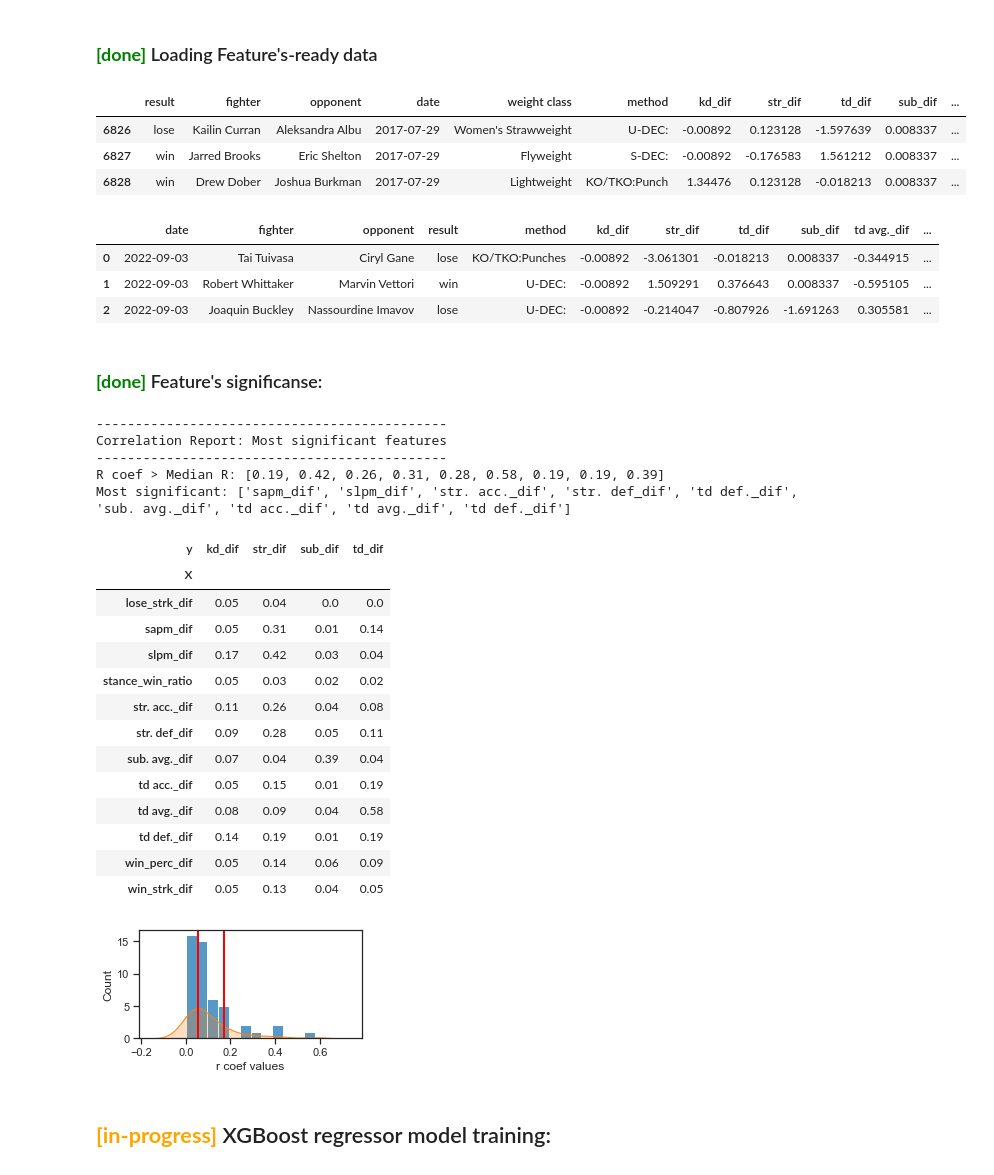
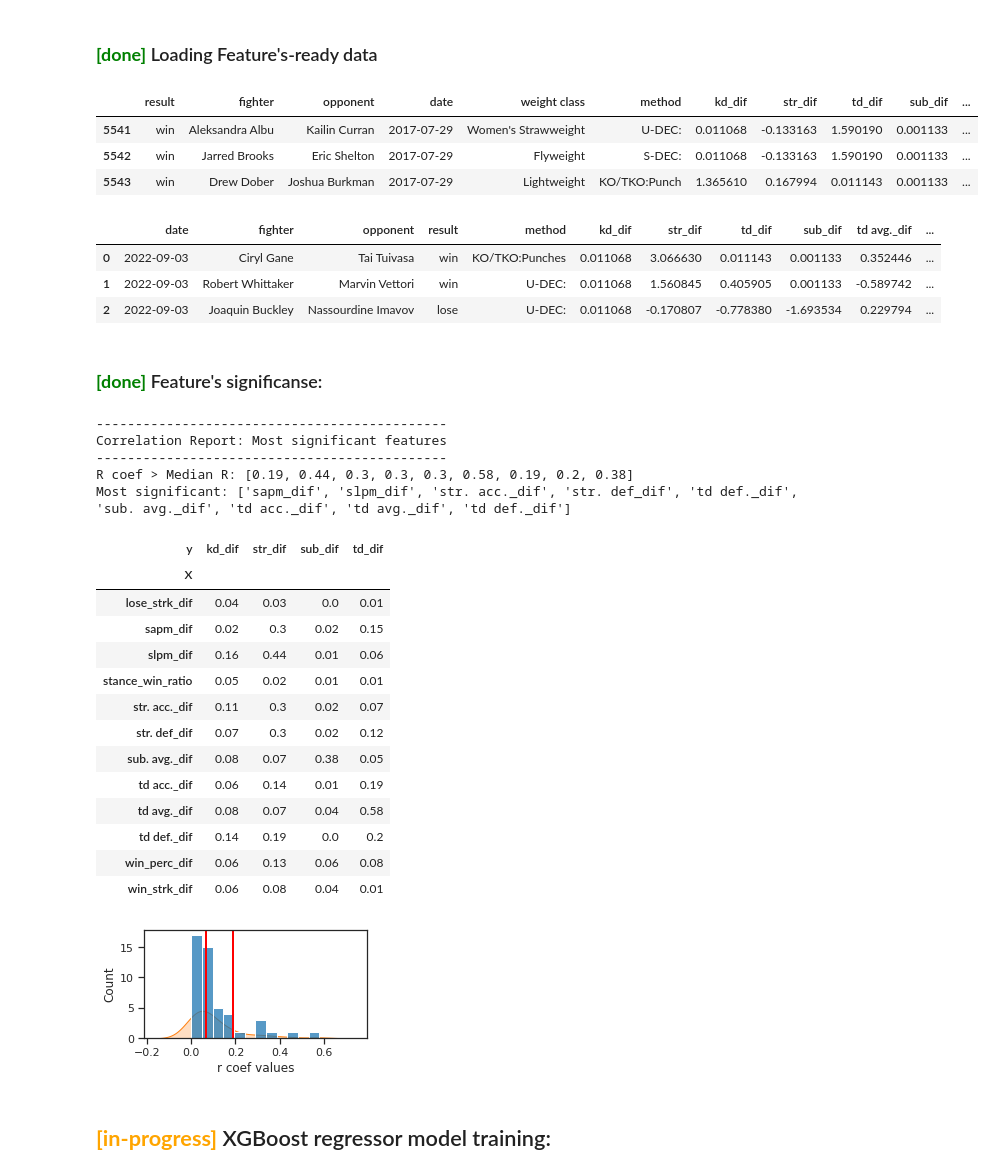
Before and after one commit to sagi778/ufc_fights_Predictor, a Jupyter notebook: notebooks/stats_model_training.ipynb, the cells around one changed output. Drawn from its saved outputs; the diff is of its cells as text; code cells hidden in the pictures.

```diff
--- a/notebooks/stats_model_training.ipynb
+++ b/notebooks/stats_model_training.ipynb
@@ -22,15 +22,16 @@ Pre-Processing func:
 ### <span style='color:green'> **[done]** </span>Loading Feature's-ready data
 # %%
 loc = '../data/'
-file = 'ufc_data_features.csv'
+#file = 'ufc_data_features.csv'
+file = 'ufc_data_features_no_outliers.csv'
 df = pd.read_csv(loc+file)
-df = df[df.columns[1:]]
+#df = df[df.columns[1:]]
 df.tail(3)
 # %% [output]
 |  | result | fighter | opponent | date | weight class | method | kd_dif | str_dif | td_dif | sub_dif | ... |
-| 6826 | lose | Kailin Curran | Aleksandra Albu | 2017-07-29 | Women's Strawweight | U-DEC: | -0.00892 | 0.123128 | -1.597639 | 0.008337 | ... |
-| 6827 | win | Jarred Brooks | Eric Shelton | 2017-07-29 | Flyweight | S-DEC: | -0.00892 | -0.176583 | 1.561212 | 0.008337 | ... |
-| 6828 | win | Drew Dober | Joshua Burkman | 2017-07-29 | Lightweight | KO/TKO:Punch | 1.34476 | 0.123128 | -0.018213 | 0.008337 | ... |
+| 5541 | win | Aleksandra Albu | Kailin Curran | 2017-07-29 | Women's Strawweight | U-DEC: | 0.011068 | -0.133163 | 1.590190 | 0.001133 | ... |
+| 5542 | win | Jarred Brooks | Eric Shelton | 2017-07-29 | Flyweight | S-DEC: | 0.011068 | -0.133163 | 1.590190 | 0.001133 | ... |
+| 5543 | win | Drew Dober | Joshua Burkman | 2017-07-29 | Lightweight | KO/TKO:Punch | 1.365610 | 0.167994 | 0.011143 | 0.001133 | ... |
 # %%
 req_data = ['date','fighter','opponent','result','method']
 y = ['kd_dif','str_dif','td_dif','sub_dif']
@@ -50,9 +51,9 @@ df = df[req_data + y + X]
 df.head(3)
 # %% [output]
 |  | date | fighter | opponent | result | method | kd_dif | str_dif | td_dif | sub_dif | td avg._dif | ... |
-| 0 | 2022-09-03 | Tai Tuivasa | Ciryl Gane | lose | KO/TKO:Punches | -0.00892 | -3.061301 | -0.018213 | 0.008337 | -0.344915 | ... |
-| 1 | 2022-09-03 | Robert Whittaker | Marvin Vettori | win | U-DEC: | -0.00892 | 1.509291 | 0.376643 | 0.008337 | -0.595105 | ... |
-| 2 | 2022-09-03 | Joaquin Buckley | Nassourdine Imavov | lose | U-DEC: | -0.00892 | -0.214047 | -0.807926 | -1.691263 | 0.305581 | ... |
+| 0 | 2022-09-03 | Ciryl Gane | Tai Tuivasa | win | KO/TKO:Punches | 0.011068 | 3.066630 | 0.011143 | 0.001133 | 0.352446 | ... |
+| 1 | 2022-09-03 | Robert Whittaker | Marvin Vettori | win | U-DEC: | 0.011068 | 1.560845 | 0.405905 | 0.001133 | -0.589742 | ... |
+| 2 | 2022-09-03 | Joaquin Buckley | Nassourdine Imavov | lose | U-DEC: | 0.011068 | -0.170807 | -0.778380 | -1.693534 | 0.229794 | ... |
 # %% [markdown]
 ### <span style='color:green'> **[done]** </span>Feature's significanse:
 # %%
@@ -91,23 +92,23 @@ rdf
 ---------------------------------------------
 Correlation Report: Most significant features
 ---------------------------------------------
-R coef > Median R: [0.19, 0.42, 0.26, 0.31, 0.28, 0.58, 0.19, 0.19, 0.39]
+R coef > Median R: [0.19, 0.44, 0.3, 0.3, 0.3, 0.58, 0.19, 0.2, 0.38]
 Most significant: ['sapm_dif', 'slpm_dif', 'str. acc._dif', 'str. def_dif', 'td def._dif', 'sub. avg._dif', 'td acc._dif', 'td avg._dif', 'td def._dif']
 | y | kd_dif | str_dif | sub_dif | td_dif |
 | X |  |  |  |  |
-| lose_strk_dif | 0.05 | 0.04 | 0.0 | 0.0 |
-| sapm_dif | 0.05 | 0.31 | 0.01 | 0.14 |
-| slpm_dif | 0.17 | 0.42 | 0.03 | 0.04 |
-| stance_win_ratio | 0.05 | 0.03 | 0.02 | 0.02 |
-| str. acc._dif | 0.11 | 0.26 | 0.04 | 0.08 |
-| str. def_dif | 0.09 | 0.28 | 0.05 | 0.11 |
-| sub. avg._dif | 0.07 | 0.04 | 0.39 | 0.04 |
-| td acc._dif | 0.05 | 0.15 | 0.01 | 0.19 |
-| td avg._dif | 0.08 | 0.09 | 0.04 | 0.58 |
-| td def._dif | 0.14 | 0.19 | 0.01 | 0.19 |
-| win_perc_dif | 0.05 | 0.14 | 0.06 | 0.09 |
-| win_strk_dif | 0.05 | 0.13 | 0.04 | 0.05 |
+| lose_strk_dif | 0.04 | 0.03 | 0.0 | 0.01 |
+| sapm_dif | 0.02 | 0.3 | 0.02 | 0.15 |
+| slpm_dif | 0.16 | 0.44 | 0.01 | 0.06 |
+| stance_win_ratio | 0.05 | 0.02 | 0.01 | 0.01 |
+| str. acc._dif | 0.11 | 0.3 | 0.02 | 0.07 |
+| str. def_dif | 0.07 | 0.3 | 0.02 | 0.12 |
+| sub. avg._dif | 0.08 | 0.07 | 0.38 | 0.05 |
+| td acc._dif | 0.06 | 0.14 | 0.01 | 0.19 |
+| td avg._dif | 0.08 | 0.07 | 0.04 | 0.58 |
+| td def._dif | 0.14 | 0.19 | 0.0 | 0.2 |
+| win_perc_dif | 0.06 | 0.13 | 0.06 | 0.08 |
+| win_strk_dif | 0.06 | 0.08 | 0.04 | 0.01 |
-[figure, old version]
+[figure, new version]
 # %% [markdown]
 ## <span style='color:orange'> **[in-progress]** </span> XGBoost regressor model training:
 # %%
```
Also changed, not shown: parts of 7 cells of this notebook, 3 other files.
